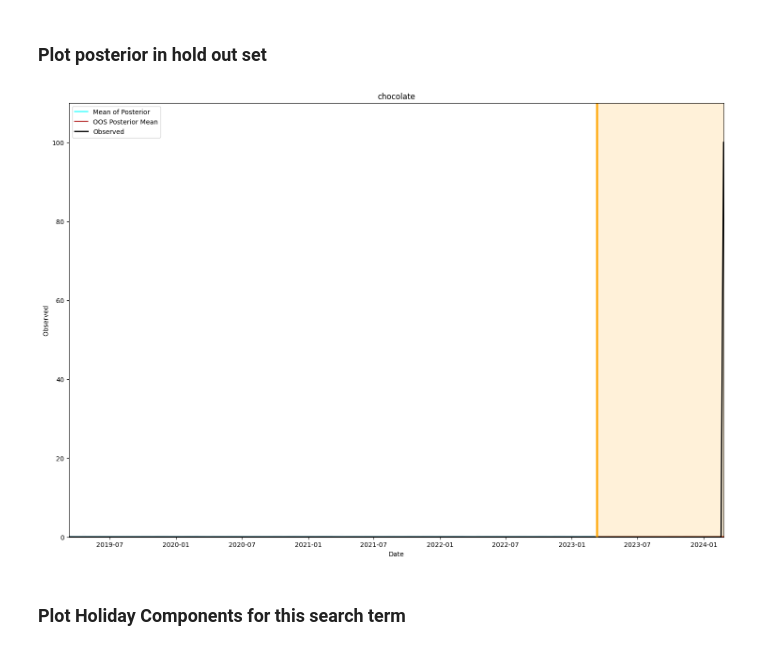
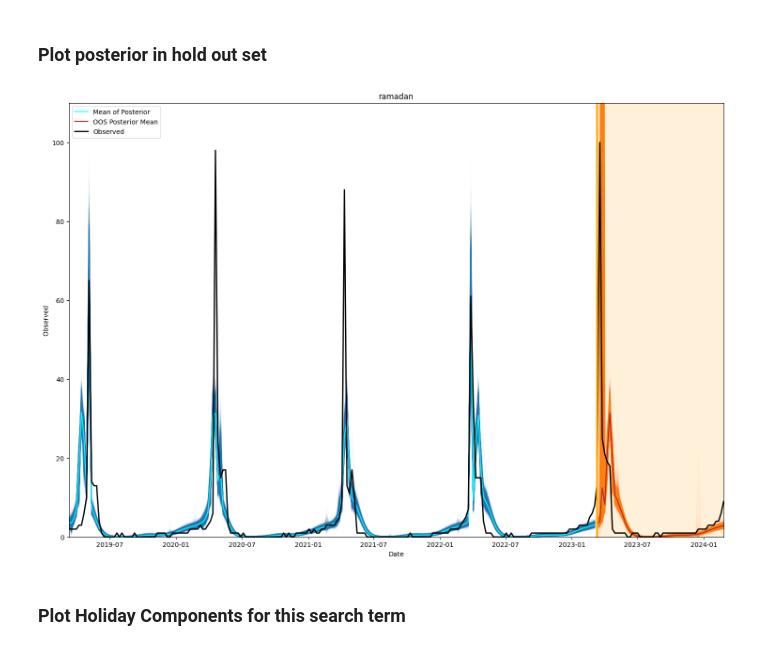
Before and after one commit to mathDR/bayesian_holidays, a Jupyter notebook: notebooks/holiday_notebook.ipynb, the cells around one changed output. Drawn from its saved outputs; the diff is of its cells as text; code cells hidden in the pictures.

```diff
--- a/notebooks/holiday_notebook.ipynb
+++ b/notebooks/holiday_notebook.ipynb
@@ -32,11 +30,11 @@ Test model compilation
 ### Choose data and fit model
 # %%
 df_xmas, fit_xmas = fit_holiday_model(
-    "chocolate",
+    "ramadan",
     start_date=None,
     train_split=80,
     num_chains=4,
-    max_treedepth=13,
-    adapt_delta=0.9
+    max_treedepth=10,
+    adapt_delta=0.8
 )
 # %% [output]
@@ -59,9 +59,10 @@ plt.plot(df_xmas['date'],df_xmas['observed'])
 # %% [markdown]
 ### Plot posterior in hold out set
 # %%
-plot_posteriors(df_xmas, fit_xmas, "chocolate")
+#plot_posteriors(df_xmas, fit_xmas, "chocolate")
+plot_posteriors(df_xmas, fit_xmas, "ramadan")
 # %% [output]
-[figure, old version]
+[figure, new version]
 # %% [markdown]
 ### Plot Holiday Components for this search term
 # %%
```
Also changed, not shown: parts of 6 cells of this notebook, 7 other files.
